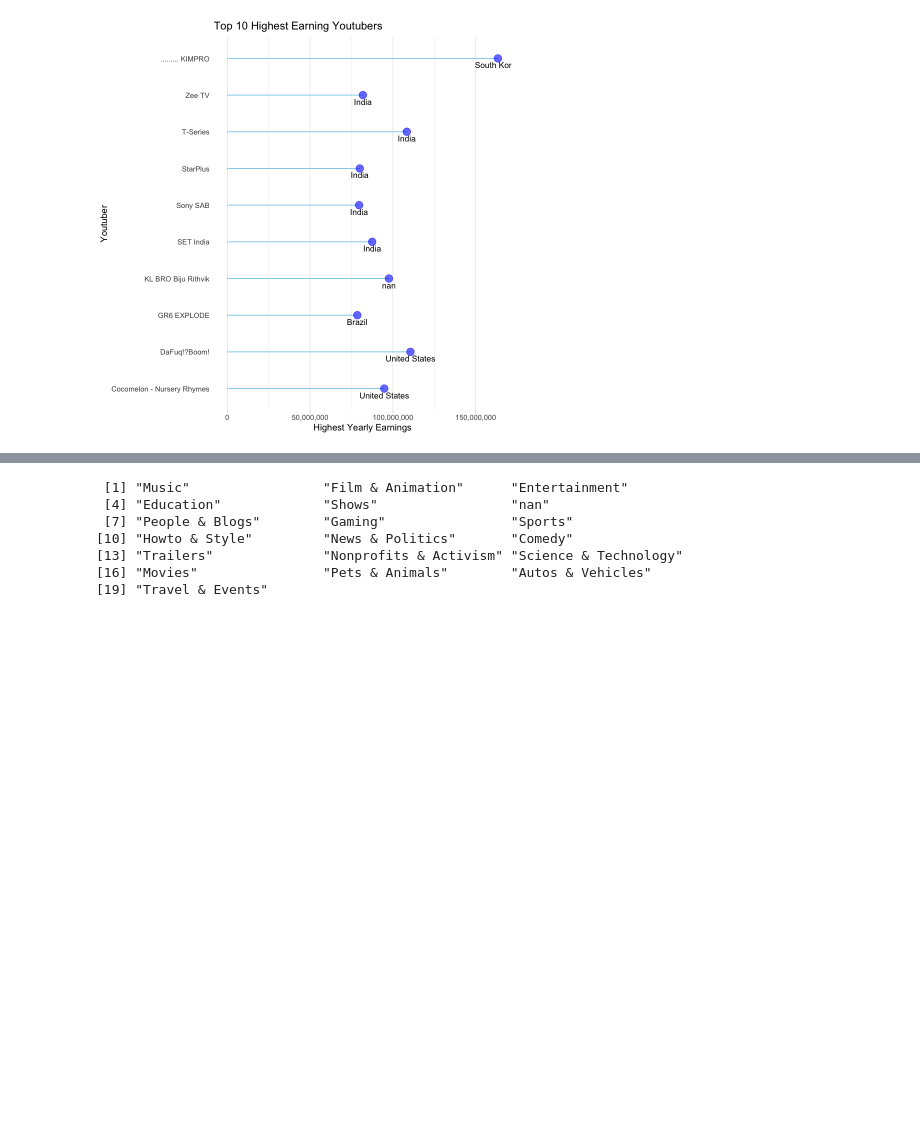
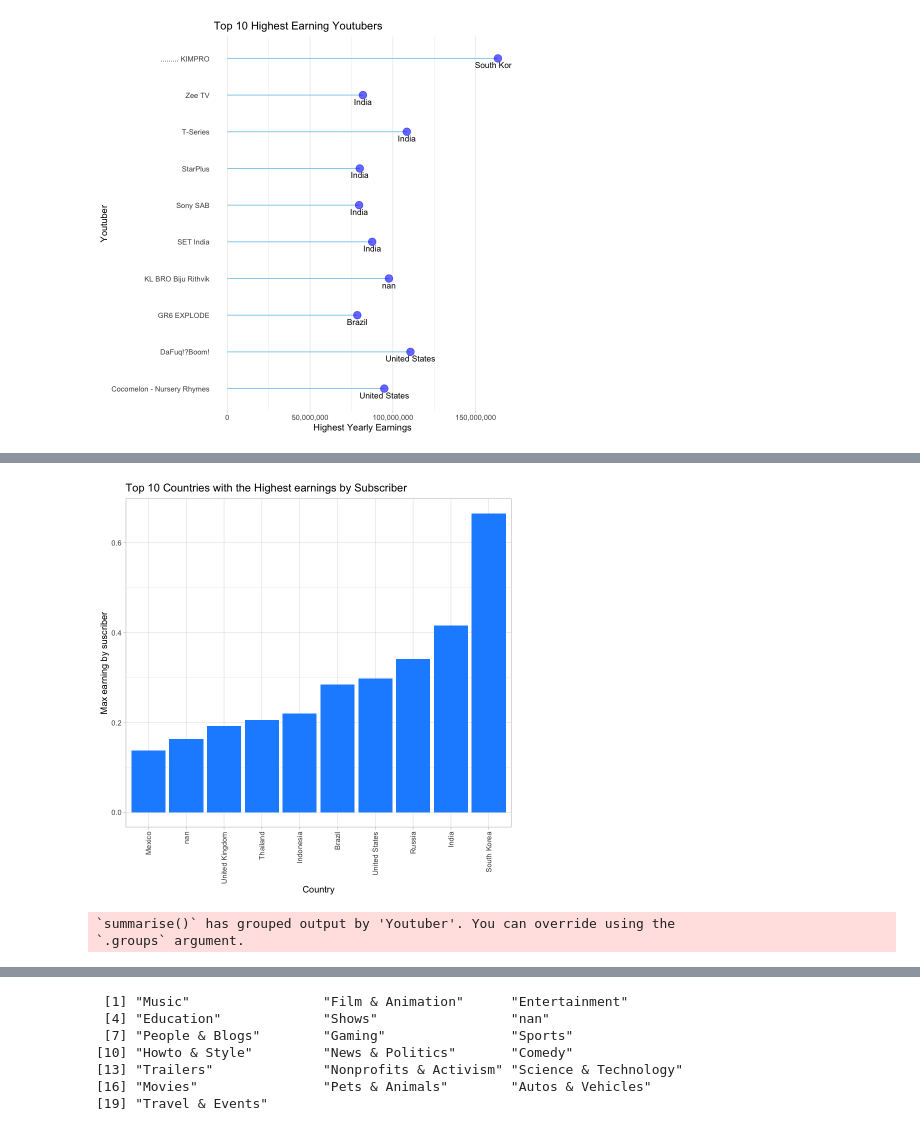
Before and after one commit to bugarin10/data_modeling_project_1, a Jupyter notebook: A2_summary_statistics/summary_statistics.ipynb, the cells around one changed output, grey strips where cells are left out. Cells and saved outputs as stored; diff of their text form; code cells hidden in the pictures; blank space fills up the shorter version.

```diff
--- a/A2_summary_statistics/summary_statistics.ipynb
+++ b/A2_summary_statistics/summary_statistics.ipynb
@@ -62,0 +120,33 @@ ggplot(famous_youtubers, aes(x = Youtuber, y = highest_yearly_earnings)) +
+# %%
+# Group by Country, and sum max yearly earnings and suscribers, order them from max to lower and make a plot
+
+top_10_countries_by_subscribers <- data %>%
+  group_by(Country) %>%
+  summarise(max_yearly_earnings = sum(highest_yearly_earnings), max_subscribers = sum(subscribers)) %>%
+  arrange(desc(max_subscribers)) %>%
+  head(10)
+
+top_10_countries_by_subscribers$earningsbysuscriber <- top_10_countries_by_subscribers$max_yearly_earnings / top_10_countries_by_subscribers$max_subscribers
+
+top_10_countries_by_subscribers %>% ggplot(aes(x = reorder(Country, earningsbysuscriber), y = earningsbysuscriber)) +
+  geom_bar(stat = "identity", fill = "dodgerblue") +
+  theme_light() +
+  theme(legend.position = "bottom") +
+  labs(title = "Top 10 Countries with the Highest earnings by Subscriber", x = "Country", y = "Max earning by suscriber") +
+  scale_y_continuous(labels = comma) +
+  theme(axis.text.x = element_text(angle = 90, vjust = 0.5, hjust = 1))
+# %% [output]
+[figure, added]
+# %%
+# group by Youtuber and Country, sum video.views and suscribers, computing a new variable, video.views by suscriber, order them from max to lower and make lolliplot, add text as country
+
+top_10_youtubers_by_subscribers <- data %>%
+  group_by(Youtuber, Country) %>%
+  summarise(yearly_earnings = sum(highest_yearly_earnings), subscribers = sum(subscribers), video_views = sum(video.views)) %>%
+  arrange(desc(subscribers)) %>%
+  head(10)
+
+top_10_youtubers_by_subscribers$viewsbysuscriber <- top_10_youtubers_by_subscribers$video_views / top_10_youtubers_by_subscribers$subscribers
+# %% [output]
+`summarise()` has grouped output by 'Youtuber'. You can override using the
+`.groups` argument.
```
Also changed, not shown: parts of 8 cells of this notebook.
